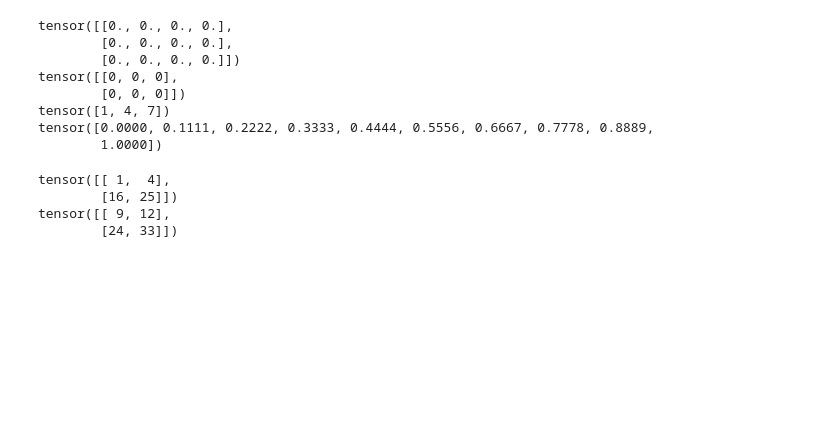
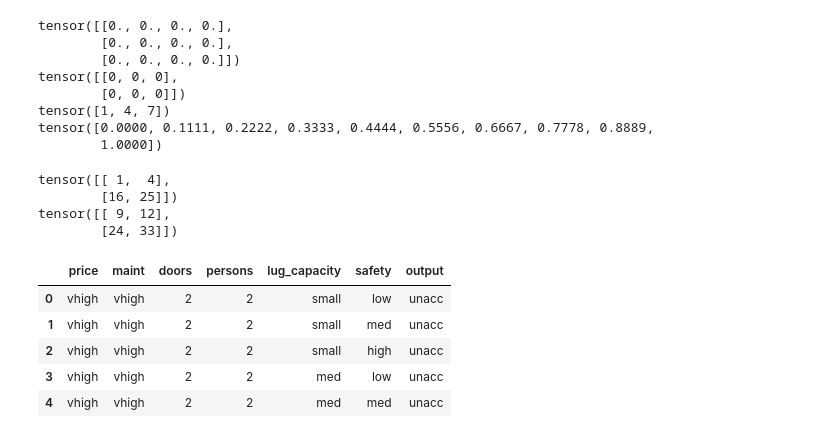
Before and after one commit to tmdgusya/install-pytorch, a Jupyter notebook: torch-1.ipynb, the cells around one changed output. Cells and saved outputs as stored; diff of their text form; code cells hidden in the pictures; blank space fills up the shorter version.

```diff
--- a/torch-1.ipynb
+++ b/torch-1.ipynb
@@ -52,3 +52,21 @@ tensor([[ 1,  4],
         [16, 25]])
 tensor([[ 9, 12],
         [24, 33]])
+# %%
+import torch
+import torch.nn as nn
+import numpy as np
+import pandas as pd
+import matplotlib.pyplot as plt
+import seaborn as sns
+%matplotlib inline
+
+dataset = pd.read_csv('./data/car_evaluation.csv')
+dataset.head()
+# %% [output]
+|  | price | maint | doors | persons | lug_capacity | safety | output |
+| 0 | vhigh | vhigh | 2 | 2 | small | low | unacc |
+| 1 | vhigh | vhigh | 2 | 2 | small | med | unacc |
+| 2 | vhigh | vhigh | 2 | 2 | small | high | unacc |
+| 3 | vhigh | vhigh | 2 | 2 | med | low | unacc |
+| 4 | vhigh | vhigh | 2 | 2 | med | med | unacc |
```
Also changed, not shown: parts of 13 cells of this notebook.
